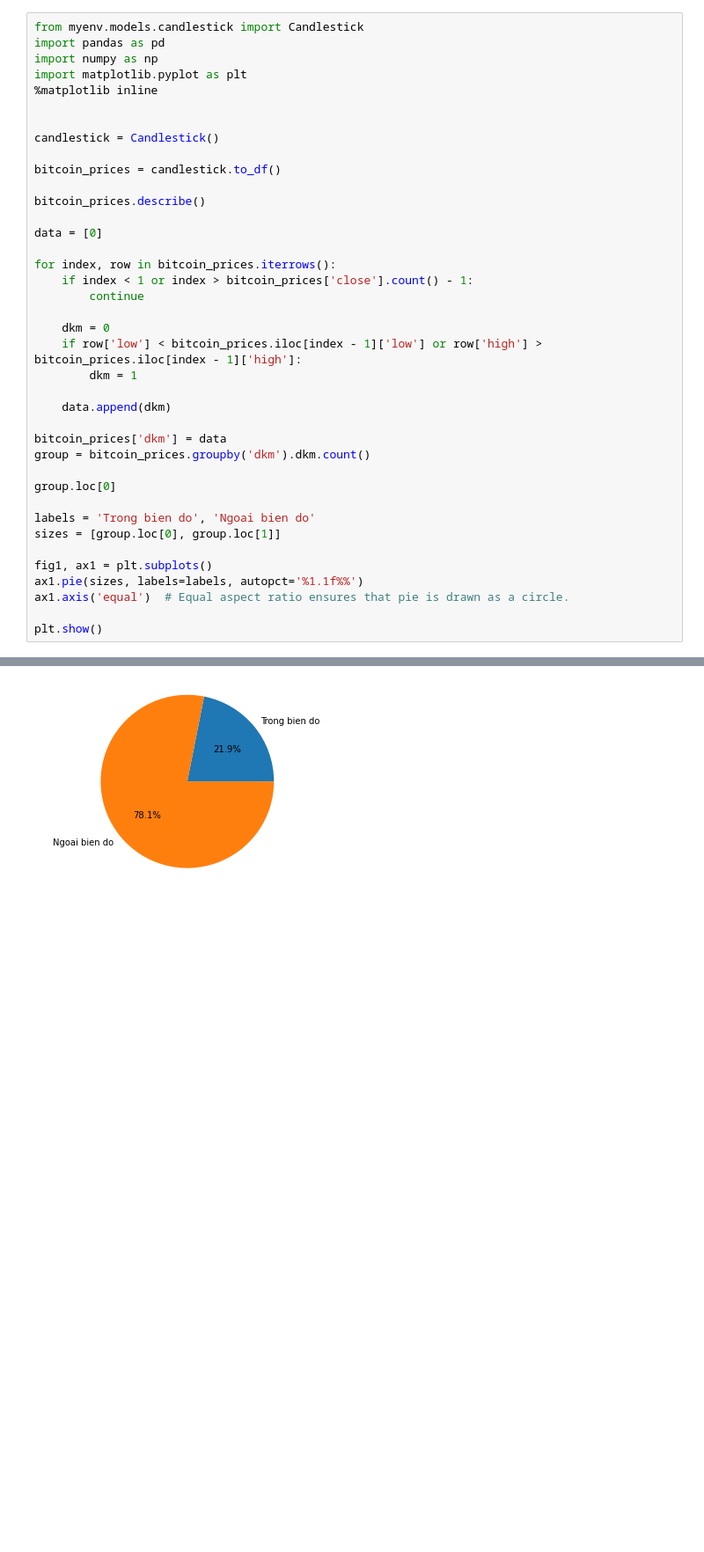
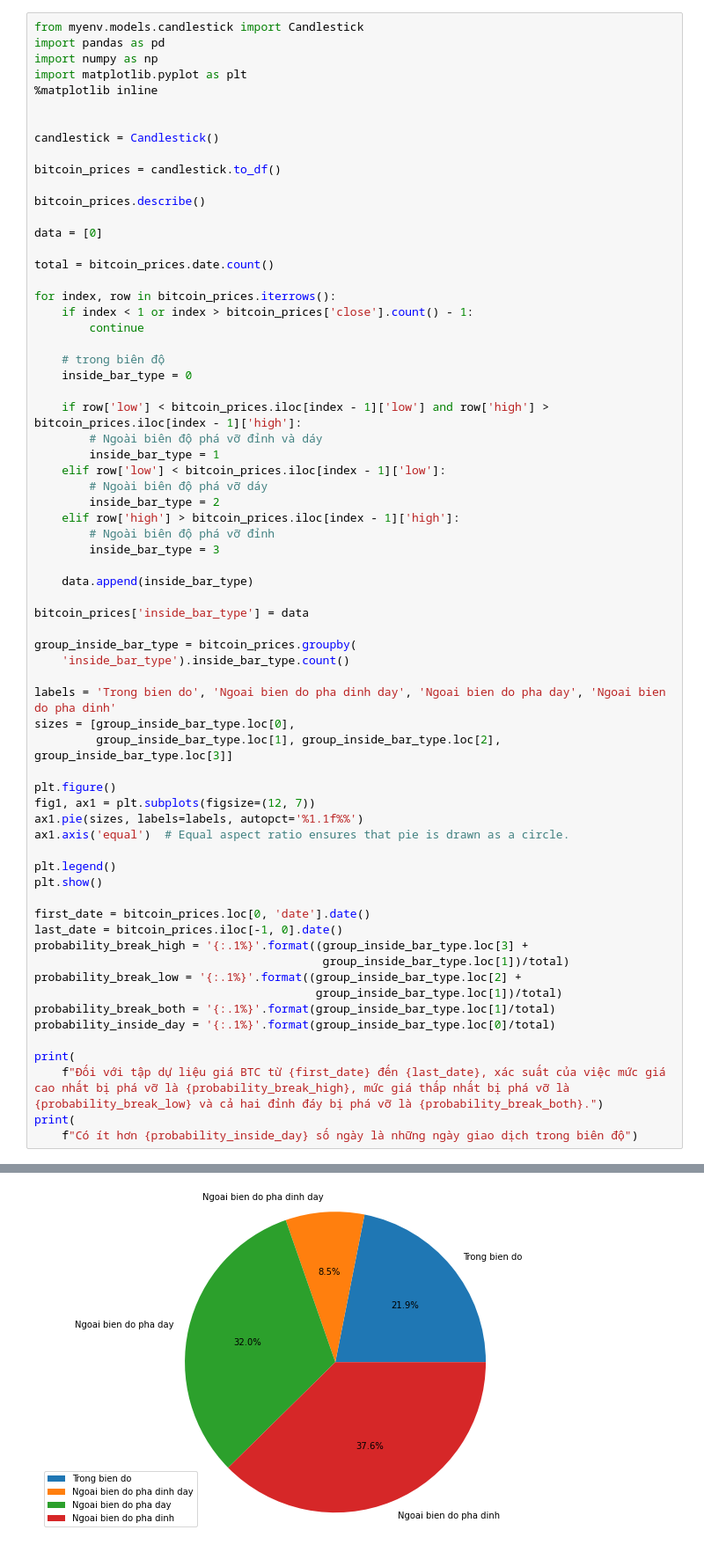
Before and after one commit to bachpx195/the_big_trade, a Jupyter notebook: TheBigTrade/insideDayAndOutsideDay.ipynb, the cells around one changed output, grey strips where cells are left out. Shown at 88% size. Saved outputs shown, nothing was run; the diff lists cells and outputs as text; blank space fills up the shorter version.

```diff
--- a/TheBigTrade/insideDayAndOutsideDay.ipynb
+++ b/TheBigTrade/insideDayAndOutsideDay.ipynb
@@ -14,27 +14,55 @@ bitcoin_prices.describe()
 
 data = [0]
 
+total = bitcoin_prices.date.count()
+
 for index, row in bitcoin_prices.iterrows():
     if index < 1 or index > bitcoin_prices['close'].count() - 1:
         continue
 
-    dkm = 0
-    if row['low'] < bitcoin_prices.iloc[index - 1]['low'] or row['high'] > bitcoin_prices.iloc[index - 1]['high']:
-        dkm = 1
+    # trong biên độ
+    inside_bar_type = 0
 
-    data.append(dkm)
+    if row['low'] < bitcoin_prices.iloc[index - 1]['low'] and row['high'] > bitcoin_prices.iloc[index - 1]['high']:
+        # Ngoài biên độ phá vỡ đỉnh và dáy
+        inside_bar_type = 1
+    elif row['low'] < bitcoin_prices.iloc[index - 1]['low']:
+        # Ngoài biên độ phá vỡ dáy
+        inside_bar_type = 2
+    elif row['high'] > bitcoin_prices.iloc[index - 1]['high']:
+        # Ngoài biên độ phá vỡ đỉnh
+        inside_bar_type = 3
 
-bitcoin_prices['dkm'] = data
-group = bitcoin_prices.groupby('dkm').dkm.count()
+    data.append(inside_bar_type)
 
-group.loc[0]
+bitcoin_prices['inside_bar_type'] = data
 
-labels = 'Trong bien do', 'Ngoai bien do'
-sizes = [group.loc[0], group.loc[1]]
+group_inside_bar_type = bitcoin_prices.groupby(
+    'inside_bar_type').inside_bar_type.count()
 
-fig1, ax1 = plt.subplots()
+labels = 'Trong bien do', 'Ngoai bien do pha dinh day', 'Ngoai bien do pha day', 'Ngoai bien do pha dinh'
+sizes = [group_inside_bar_type.loc[0],
+         group_inside_bar_type.loc[1], group_inside_bar_type.loc[2], group_inside_bar_type.loc[3]]
+
+plt.figure()
+fig1, ax1 = plt.subplots(figsize=(12, 7))
 ax1.pie(sizes, labels=labels, autopct='%1.1f%%')
 ax1.axis('equal')  # Equal aspect ratio ensures that pie is drawn as a circle.
 
+plt.legend()
 plt.show()
+
+first_date = bitcoin_prices.loc[0, 'date'].date()
+last_date = bitcoin_prices.iloc[-1, 0].date()
+probability_break_high = '{:.1%}'.format((group_inside_bar_type.loc[3] +
+                                          group_inside_bar_type.loc[1])/total)
+probability_break_low = '{:.1%}'.format((group_inside_bar_type.loc[2] +
+                                         group_inside_bar_type.loc[1])/total)
+probability_break_both = '{:.1%}'.format(group_inside_bar_type.loc[1]/total)
+probability_inside_day = '{:.1%}'.format(group_inside_bar_type.loc[0]/total)
+
+print(
+    f"Đối với tập dự liệu giá BTC từ {first_date} đến {last_date}, xác suất của việc mức giá cao nhất bị phá vỡ là {probability_break_high}, mức giá thấp nhất bị phá vỡ là {probability_break_low} và cả hai đỉnh đáy bị phá vỡ là {probability_break_both}.")
+print(
+    f"Có ít hơn {probability_inside_day} số ngày là những ngày giao dịch trong biên độ")
 # %% [output]
@@ -41 +70 @@ plt.show()
-[figure, old version]
+[figure, new version]
```
Also changed, not shown: parts of 3 cells of this notebook.
